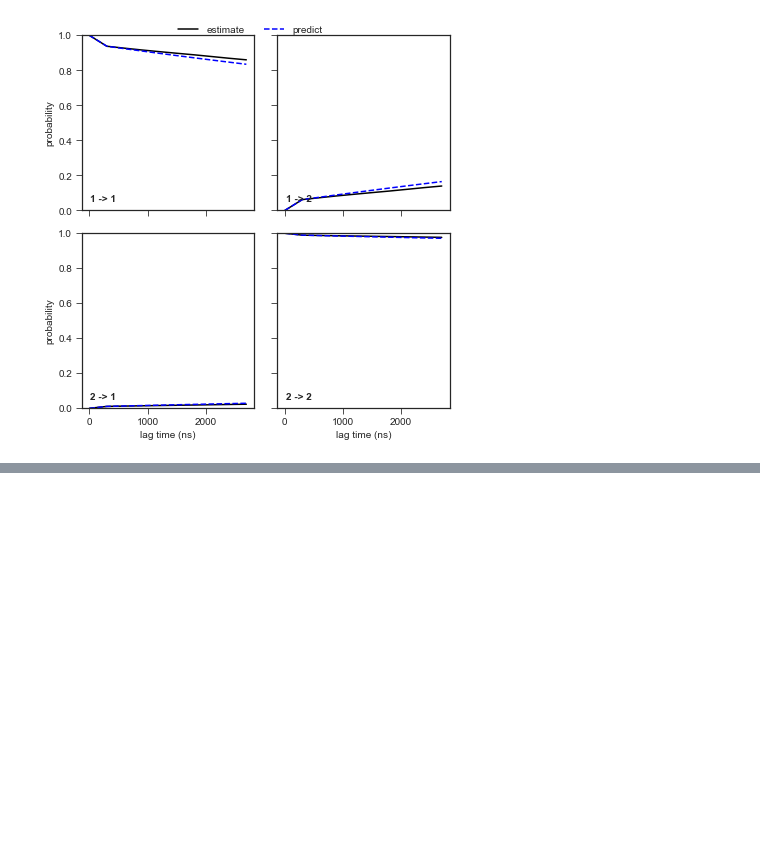
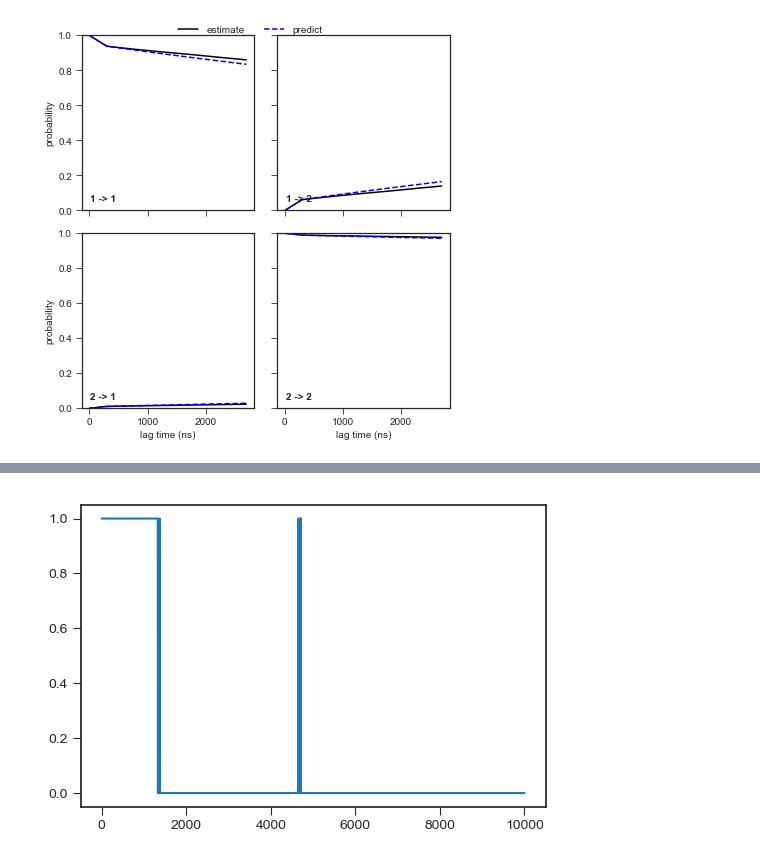
Before and after one commit to choderalab/msm-mfpt, a Jupyter notebook: vamp_scoring/automatic_eigenvalue/ntl9/ntl9_top_model.ipynb, the cells around one changed output, grey strips where cells are left out. Cells and saved outputs as stored; diff of their text form; code cells hidden in the pictures; blank space fills up the shorter version.

```diff
--- a/vamp_scoring/automatic_eigenvalue/ntl9/ntl9_top_model.ipynb
+++ b/vamp_scoring/automatic_eigenvalue/ntl9/ntl9_top_model.ipynb
@@ -499,0 +616,6 @@ plt.savefig('ntl9_cktest_lag300ns_outto2700ns.pdf')
+# %%
+plt.figure(dpi=100)
+plt.plot(dtrajs_macro[250000:260000])
+plt.show()
+# %% [output]
+[figure, added]
```
Also changed, not shown: parts of 107 cells of this notebook, 15 other files.
